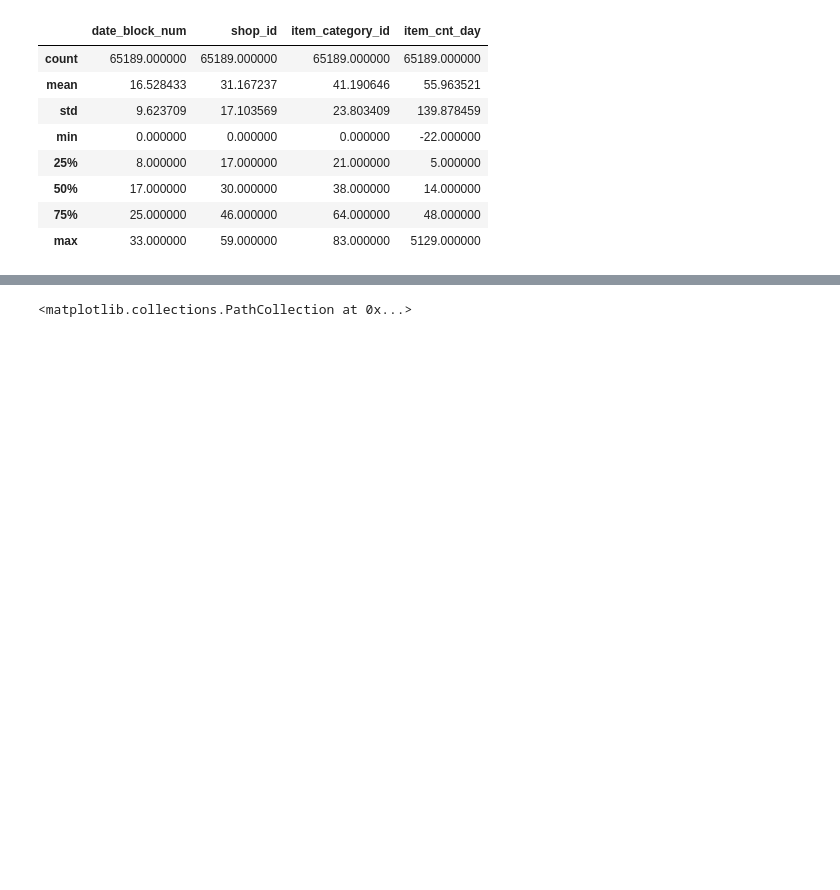
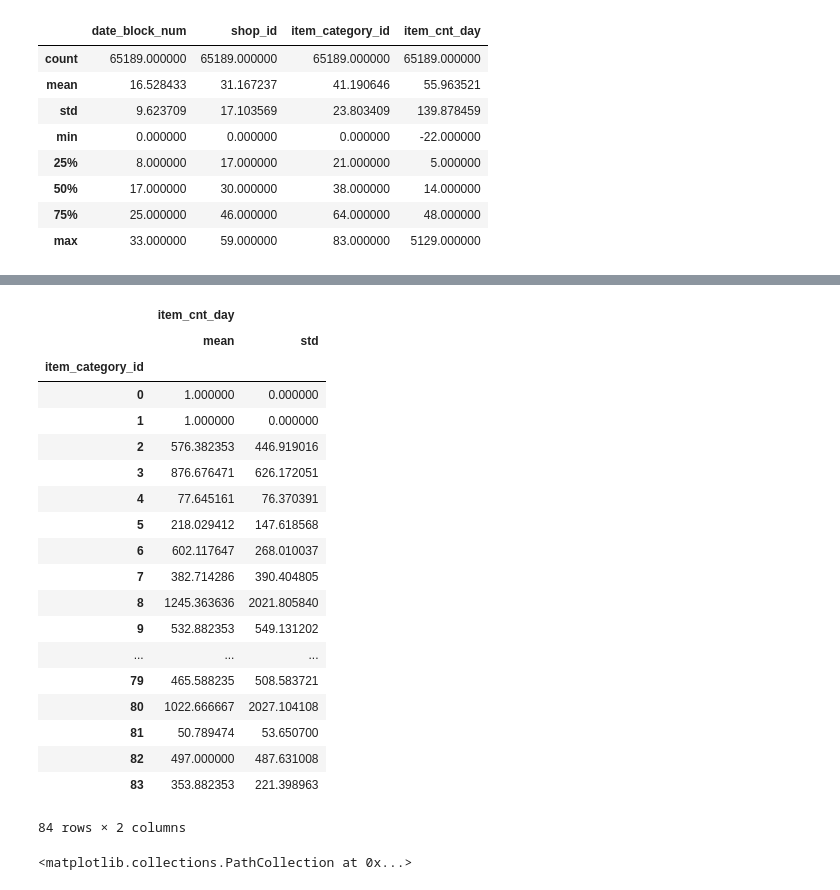
Before and after one commit to mortennp/mooc, a Jupyter notebook: NRUHSE_AdvML/Competetive DS/FinalProject/EDA.ipynb, the cells around one changed output, grey strips where cells are left out. Drawn from its saved outputs; the diff is of its cells as text; code cells hidden in the pictures; blank space fills up the shorter version.

```diff
--- a/NRUHSE_AdvML/Competetive DS/FinalProject/EDA.ipynb
+++ b/NRUHSE_AdvML/Competetive DS/FinalProject/EDA.ipynb
@@ -232,3 +256,26 @@ grouped.describe()
+# %%
+categories_by_time.groupby(['item_category_id']).agg({'item_cnt_day' : ['mean', 'std']})
+# %% [output]
+|  | item_cnt_day |  |
+|  | mean | std |
+| item_category_id |  |  |
+| 0 | 1.000000 | 0.000000 |
+| 1 | 1.000000 | 0.000000 |
+| 2 | 576.382353 | 446.919016 |
+| 3 | 876.676471 | 626.172051 |
+| 4 | 77.645161 | 76.370391 |
+| 5 | 218.029412 | 147.618568 |
+| 6 | 602.117647 | 268.010037 |
+| 7 | 382.714286 | 390.404805 |
+| 8 | 1245.363636 | 2021.805840 |
+| 9 | 532.882353 | 549.131202 |
+| ... | ... | ... |
+| 79 | 465.588235 | 508.583721 |
+| 80 | 1022.666667 | 2027.104108 |
+| 81 | 50.789474 | 53.650700 |
+| 82 | 497.000000 | 487.631008 |
+| 83 | 353.882353 | 221.398963 |
+84 rows × 2 columns
 # %%
 grouped = grouped.assign(size = (grouped.item_cnt_day * 200) / grouped.item_cnt_day.max())
 # %%
```
Also changed, not shown: parts of 4 cells of this notebook, 1 other file.
